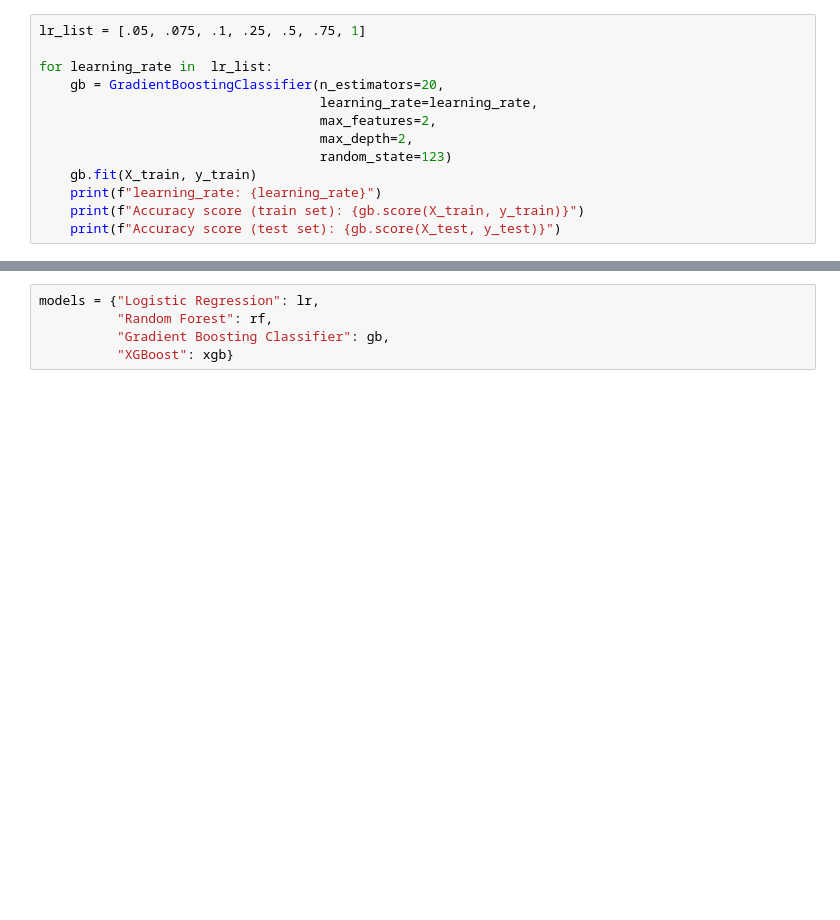
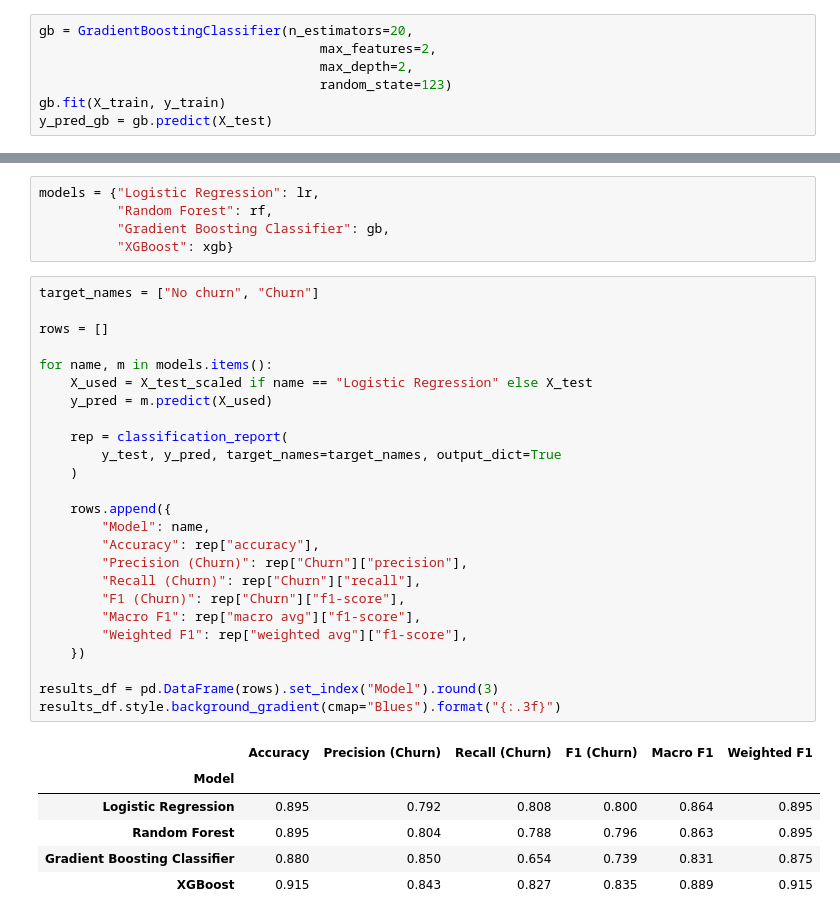
Before and after one commit to kornelia-kozaczewska/churn-prediction, a Jupyter notebook: churn-prediction.ipynb, the cells around one changed output, grey strips where cells are left out. Saved outputs shown, nothing was run; the diff lists cells and outputs as text; blank space fills up the shorter version.

```diff
--- a/churn-prediction.ipynb
+++ b/churn-prediction.ipynb
@@ -460,15 +435,9 @@ for i in range(3):
 # %% [markdown]
 ## Gradient Boosting Classifier
 # %%
-lr_list = [.05, .075, .1, .25, .5, .75, 1]
-
-for learning_rate in  lr_list:
-    gb = GradientBoostingClassifier(n_estimators=20,
-                                    learning_rate=learning_rate,
+gb = GradientBoostingClassifier(n_estimators=20,
                                     max_features=2,
                                     max_depth=2,
                                     random_state=123)
-    gb.fit(X_train, y_train)
-    print(f"learning_rate: {learning_rate}")
-    print(f"Accuracy score (train set): {gb.score(X_train, y_train)}")
-    print(f"Accuracy score (test set): {gb.score(X_test, y_test)}")
+gb.fit(X_train, y_train)
+y_pred_gb = gb.predict(X_test)
@@ -518,6 +461,38 @@ models = {"Logistic Regression": lr,
           "Random Forest": rf,
           "Gradient Boosting Classifier": gb,
           "XGBoost": xgb}
+# %%
+target_names = ["No churn", "Churn"]
+
+rows = []
+
+for name, m in models.items():
+    X_used = X_test_scaled if name == "Logistic Regression" else X_test
+    y_pred = m.predict(X_used)
+
+    rep = classification_report(
+        y_test, y_pred, target_names=target_names, output_dict=True
+    )
+
+    rows.append({
+        "Model": name,
+        "Accuracy": rep["accuracy"],
+        "Precision (Churn)": rep["Churn"]["precision"],
+        "Recall (Churn)": rep["Churn"]["recall"],
+        "F1 (Churn)": rep["Churn"]["f1-score"],
+        "Macro F1": rep["macro avg"]["f1-score"],
+        "Weighted F1": rep["weighted avg"]["f1-score"],
+    })
+
+results_df = pd.DataFrame(rows).set_index("Model").round(3)
+results_df.style.background_gradient(cmap="Blues").format("{:.3f}")
+# %% [output]
+|  | Accuracy | Precision (Churn) | Recall (Churn) | F1 (Churn) | Macro F1 | Weighted F1 |
+| Model |  |  |  |  |  |  |
+| Logistic Regression | 0.895 | 0.792 | 0.808 | 0.800 | 0.864 | 0.895 |
+| Random Forest | 0.895 | 0.804 | 0.788 | 0.796 | 0.863 | 0.895 |
+| Gradient Boosting Classifier | 0.880 | 0.850 | 0.654 | 0.739 | 0.831 | 0.875 |
+| XGBoost | 0.915 | 0.843 | 0.827 | 0.835 | 0.889 | 0.915 |
 # %%
 fig, axes = plt.subplots(2, 2, figsize=(9,7))
 
```
Also changed, not shown: parts of 8 cells of this notebook.
